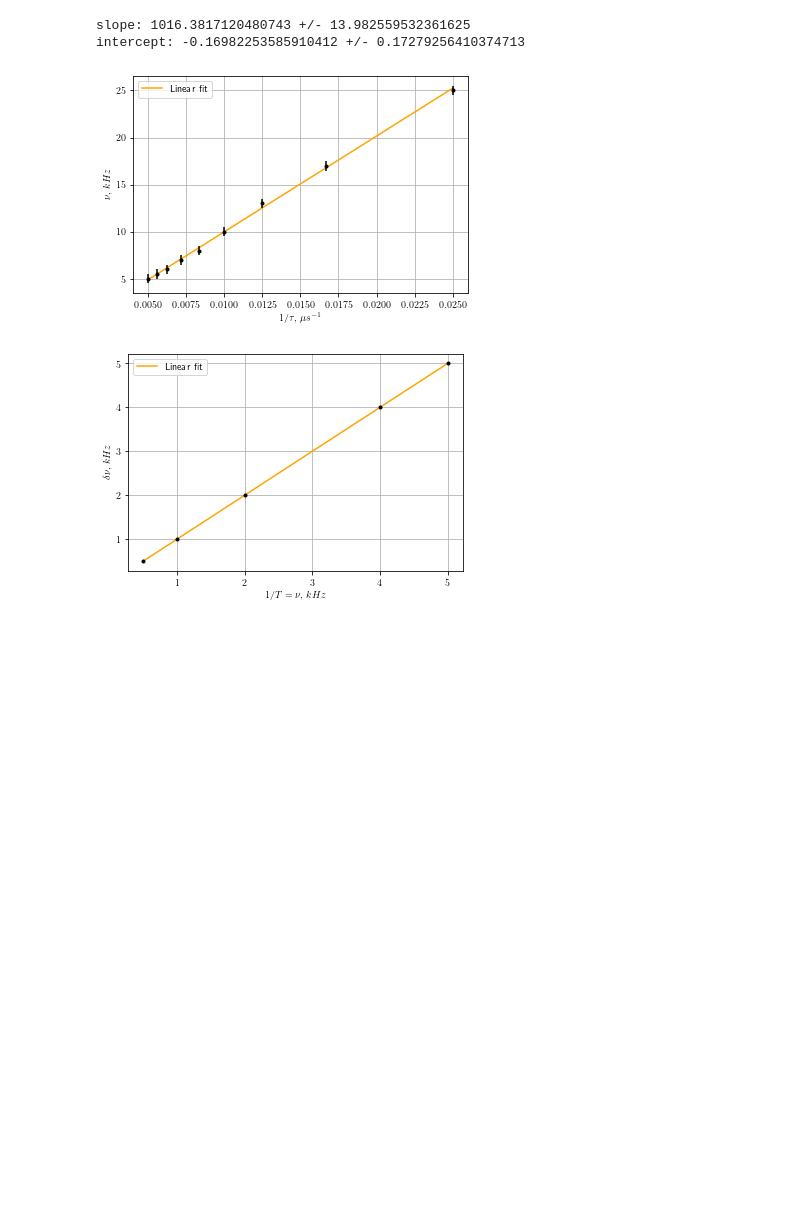
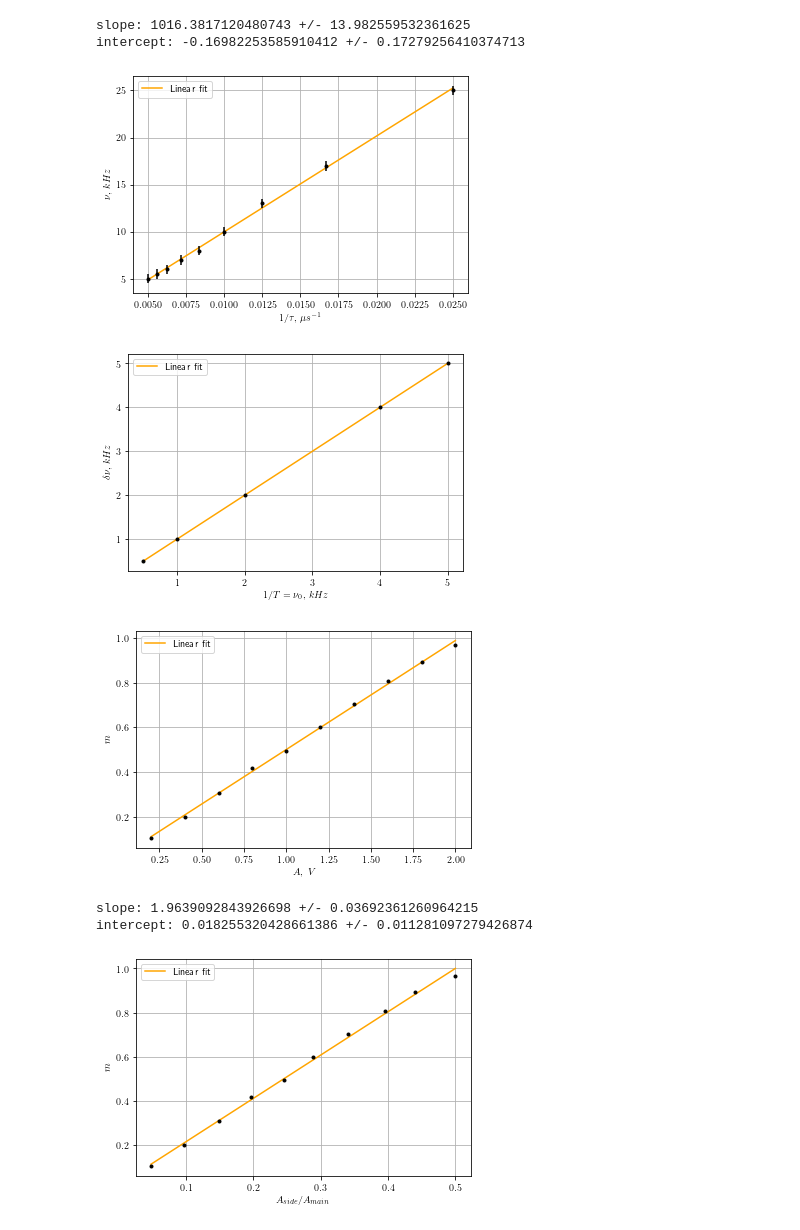
Before and after one commit to CD7567/PL, a Jupyter notebook: Sem_3/3.6.1/py/plt.ipynb, the cells around one changed output. Cells and saved outputs as stored; diff of their text form; code cells hidden in the pictures; blank space fills up the shorter version.

```diff
--- a/Sem_3/3.6.1/py/plt.ipynb
+++ b/Sem_3/3.6.1/py/plt.ipynb
@@ -19,11 +19,6 @@ for it in t:
 nu = [25, 17, 13, 10, 8, 7, 6, 5.5, 5]
 nu_err = [0.5, 0.5, 0.5, 0.5, 0.5, 0.5, 0.5, 0.5, 0.5]
 
-#lin_t = [22.02, 24.00, 26.02, 28.02, 30.00, 35.00, 40.00]
-#lin_chi = [0.140, 0.214, 0.284, 0.330, 0.397, 0.598, 0.799]
-
-#coef = np.polyfit(t, chi, 5)
-#poly = np.poly1d(coef)
 
 coef = np.polyfit(inv_t, nu, 1)
 poly = np.poly1d(coef)
@@ -33,43 +28,94 @@ print("slope: {} +/- {}".format(p[0], np.sqrt(V[0][0])))
 print("intercept: {} +/- {}".format(p[1], np.sqrt(V[1][1])))
 
 lin_nu = poly(inv_t)
-#lin_new_y = lin_poly(lin_t)
 
 plt.plot(inv_t, lin_nu, color = 'orange')
 plt.errorbar(inv_t, nu, yerr = nu_err, fmt ='.', color ='black')
 
-#plt.plot(freq_1, volt_1, color = 'orange', marker = '+')
-#plt.plot(freq_2, volt_2, color = 'blue', marker = '+')
-#plt.axhline(y = 0.707, color = 'red')
+
 plt.legend([r'Linear fit'])
-#plt.errorbar(t, sigma, xerr = x_err, yerr = y_err, fmt ='.', color ='black')
 plt.savefig('PIC_6.png', dpi = 1200)
 plt.show()
 
 
 plt.grid()
-plt.xlabel(r'$1/T = \nu,\,kHz$')
+plt.xlabel(r'$1/T = \nu_0,\,kHz$')
 plt.ylabel(r'$\delta\nu,\,kHz$')
 
 nu0 = [0.5, 1, 2, 4, 5]
 nu0_err = []
 
 dnu = [0.5, 1, 2, 4, 5]
 dnu_err = []
 
 coef = np.polyfit(nu0, dnu, 1)
 poly = np.poly1d(coef)
 lin_nu = poly(nu0)
 
 plt.plot(nu0, lin_nu, color = 'orange')
 plt.errorbar(nu0, dnu, fmt ='.', color ='black')
 
 plt.legend([r'Linear fit'])
 
 plt.savefig('PIC_12.png', dpi = 1200)
 plt.show()
+
+plt.grid()
+plt.xlabel(r'$A,\ V$')
+plt.ylabel(r'$m$')
+
+A = [0.2, 0.4, 0.6, 0.8, 1.0, 1.2, 1.4, 1.6, 1.8, 2.0]
+A_err = []
+
+m = [0.104, 0.199, 0.307, 0.417, 0.495, 0.599, 0.705, 0.806, 0.893, 0.966]
+m_err = []
+
+coef = np.polyfit(A, m, 1)
+poly = np.poly1d(coef)
+lin_m = poly(A)
+
+plt.plot(A, lin_m, color = 'orange')
+plt.errorbar(A, m, fmt ='.', color ='black')
+
+plt.legend([r'Linear fit'])
+
+plt.savefig('PIC_13.png', dpi = 1200)
+plt.show()
+
+
+plt.grid()
+plt.xlabel(r'$A_{side} / A_{main}$')
+plt.ylabel(r'$m$')
+
+fr = [0.048, 0.097, 0.149, 0.197, 0.246, 0.289, 0.341, 0.396, 0.440, 0.500]
+fr_err = []
+
+m = [0.104, 0.199, 0.307, 0.417, 0.495, 0.599, 0.705, 0.806, 0.893, 0.966]
+m_err = []
+
+
+coef = np.polyfit(fr, m, 1)
+poly = np.poly1d(coef)
+
+p, V = np.polyfit(fr, m, 1, cov=True)
+print("slope: {} +/- {}".format(p[0], np.sqrt(V[0][0])))
+print("intercept: {} +/- {}".format(p[1], np.sqrt(V[1][1])))
+
+lin_m = poly(fr)
+
+plt.plot(fr, lin_m, color = 'orange')
+plt.errorbar(fr, m, fmt ='.', color ='black')
+
+
+plt.legend([r'Linear fit'])
+plt.savefig('PIC_14.png', dpi = 1200)
+plt.show()
 # %% [output]
 slope: 1016.3817120480743 +/- 13.982559532361625
 intercept: -0.16982253585910412 +/- 0.17279256410374713
 [figure]
 [figure]
+[figure, added]
+slope: 1.9639092843926698 +/- 0.03692361260964215
+intercept: 0.018255320428661386 +/- 0.011281097279426874
+[figure, added]
```
